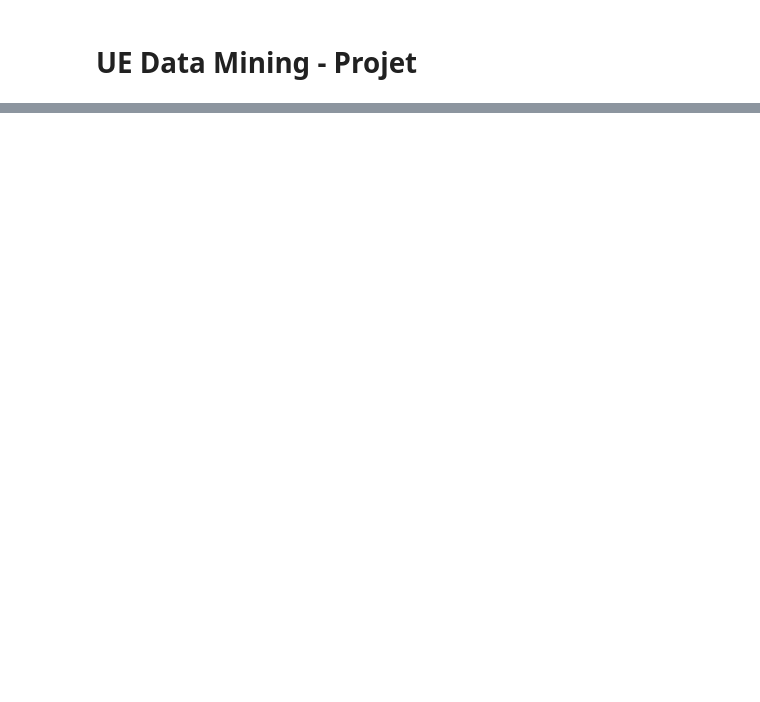
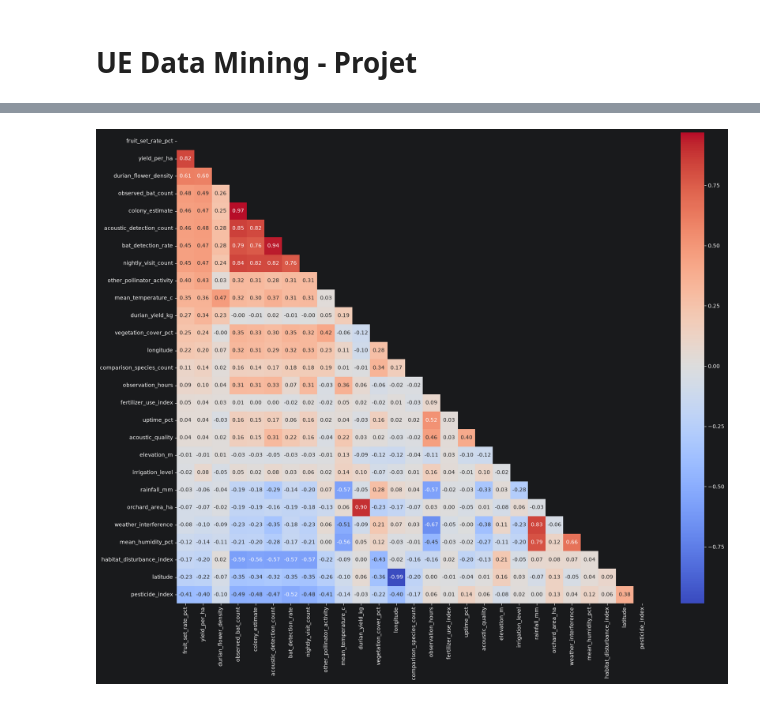
Before and after one commit to alichabaka173/20262027-UE-DataMining-Project, a Jupyter notebook: Ecology_notebook_to_complete.ipynb, the cells around one changed output, grey strips where cells are left out. Cells and saved outputs as stored; diff of their text form; code cells hidden in the pictures; blank space fills up the shorter version.

```diff
--- a/Ecology_notebook_to_complete.ipynb
+++ b/Ecology_notebook_to_complete.ipynb
@@ -182,0 +401,20 @@ for c in df_orchard:
+# %%
+### Construction du panel (site_code, mois)
+import numpy as np
+
+def to_month(s):
+    """Ramène une colonne de dates hétérogènes à une période mensuelle."""
+    return pd.to_datetime(s, format="mixed", errors="coerce").dt.to_period("M")
+
+df_orchard["month"]     = to_month(df_orchard["survey_period"])
+df_env_monthly["month"] = to_month(df_env_monthly["reporting_month"])
+df_bats["month"]        = to_month(df_bats["survey_start"])
+df_monitor_dev["month"] = to_month(df_monitor_dev["operation_start"])
+
+KEY = ["site_code", "month"]
+
+# Vérification : la clé est-elle bien unique dans chaque table ? (sinon la jointure dupliquerait des lignes)
+for name, d in [("orchard", df_orchard), ("env_monthly", df_env_monthly),
+                ("bats", df_bats), ("devices", df_monitor_dev)]:
+    print(f"{name:12s} {len(d):5d} lignes | mois manquants : {d['month'].isna().sum():3d}"
+          f" | doublons sur (site_code, month) : {d.duplicated(KEY).sum()}")
@@ -182,0 +479,36 @@ for c in df_orchard:
+# %%
+### Matrice de corrélation du panel
+import matplotlib.pyplot as plt
+from matplotlib.colors import LinearSegmentedColormap
+import seaborn as sns
+
+# Palette divergente : deux teintes opposées (rouge / bleu) séparées par un gris neutre à r = 0.
+CORR_CMAP = LinearSegmentedColormap.from_list(
+    "corr_div", ["#8e1f1e", "#e34948", "#f3b3b2", "#f0efec", "#9ec5f4", "#2a78d6", "#0d366b"])
+INK, MUTED, SURFACE = "#0b0b0b", "#898781", "#fcfcfb"
+
+# Variables qu'on a choisi d'étudier
+GROUPS = {
+    "Verger (orchard_surveys)": ["fruit_set_rate_pct", "yield_per_ha", "durian_yield_kg",
+                                 "durian_flower_density", "orchard_area_ha",
+                                 "other_pollinator_activity", "fertilizer_use_index", "irrigation_level"],
+    "Environnement (environmental_monthly)": ['mean_temperature_c', 'rainfall_mm', 'mean_humidity_pct', 'vegetation_cover_pct',
+                   'habitat_disturbance_index', 'pesticide_index'],
+    "Chauves-souris (bat_surveys)": ["observed_bat_count", "colony_estimate", "acoustic_detection_count",
+                                     "bat_detection_rate", "nightly_visit_count",
+                                     "comparison_species_count", "observation_hours", "weather_interference"],
+    "Matériel (monitoring_device_operations)": ['uptime_pct', 'acoustic_quality'],
+    "Site (monitoring_sites)": ['latitude', 'longitude', 'elevation_m']
+}
+ORDER = [c for cols in GROUPS.values() for c in cols]
+
+corr = panel[ORDER].corr()
+order = corr["fruit_set_rate_pct"].sort_values(ascending=False).index
+corr_ordered = corr.loc[order, order]
+mask = np.triu(np.ones_like(corr, dtype=bool))
+
+plt.figure(figsize=(20, 16))
+sns.heatmap(corr_ordered, mask=mask, annot=True, fmt=".2f", cmap="coolwarm", center=0)
+plt.show()
+# %% [output]
+[figure, added]
```
Also changed, not shown: parts of 42 cells of this notebook, 6 other files.
